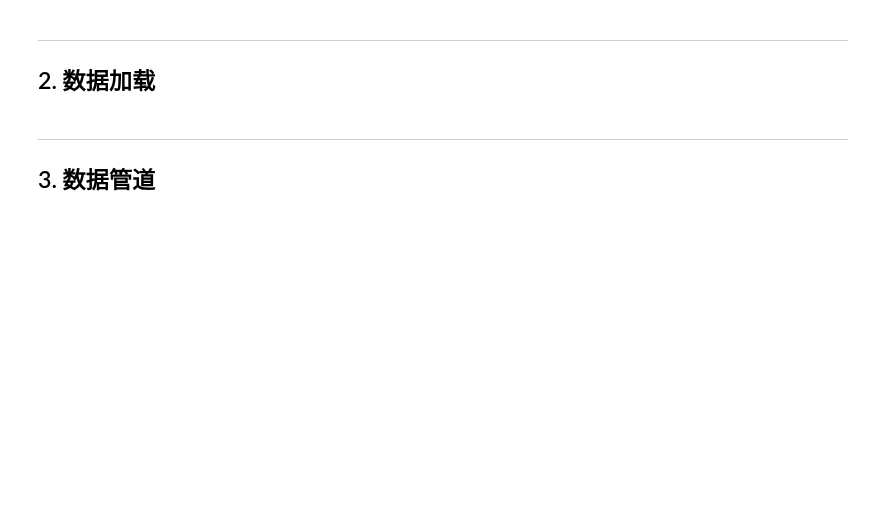
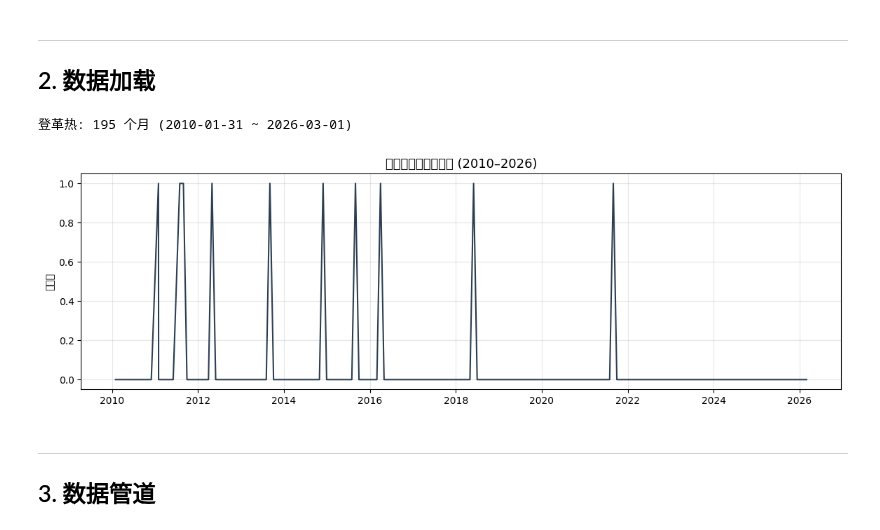
Before and after one commit to 1511878618/EpiAI, a Jupyter notebook: tutorial/tutorial-dengue.ipynb, the cells around one changed output. Cells and saved outputs as stored; diff of their text form; code cells hidden in the pictures; blank space fills up the shorter version.

```diff
--- a/tutorial/tutorial-dengue.ipynb
+++ b/tutorial/tutorial-dengue.ipynb
@@ -29,18 +51,21 @@ from EpiAI.inference import InferencePipeline, ModelVault
 ## 2. 数据加载
 # %%
 df_raw = pd.read_csv("../data/Infective_disease_china-V3.csv")
-df = df_raw[df_raw["Diseases"] == "登革热 Dengue fever"].copy()
+df = df_raw[df_raw["Diseases"] == "丝虫病 Filariasis"].copy()
 df = df.rename(columns={"Year/Month": "time", "Case number": "cases"})
 df = df[["time", "cases"]].reset_index(drop=True)
 df["time"] = pd.to_datetime(df["time"])
 df["cases"] = df["cases"].astype(float)
 
 print(f"登革热: {len(df)} 个月 ({df['time'].min().date()} ~ {df['time'].max().date()})")
 
 plt.figure(figsize=(14, 4))
 plt.plot(df["time"], df["cases"], color="#2c3e50")
 plt.title("全国登革热月发病数 (2010–2026)", fontsize=13)
 plt.ylabel("病例数"); plt.grid(alpha=0.3); plt.show()
+# %% [output]
+登革热: 195 个月 (2010-01-31 ~ 2026-03-01)
+[figure, added]
 # %% [markdown]
 ---
 
```
Also changed, not shown: parts of 15 cells of this notebook, 40 other files.
